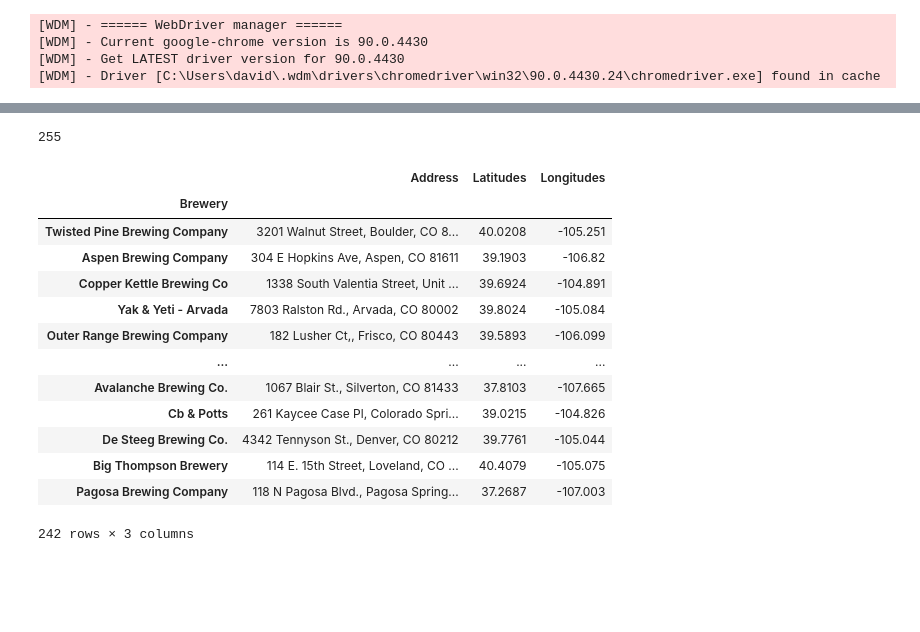
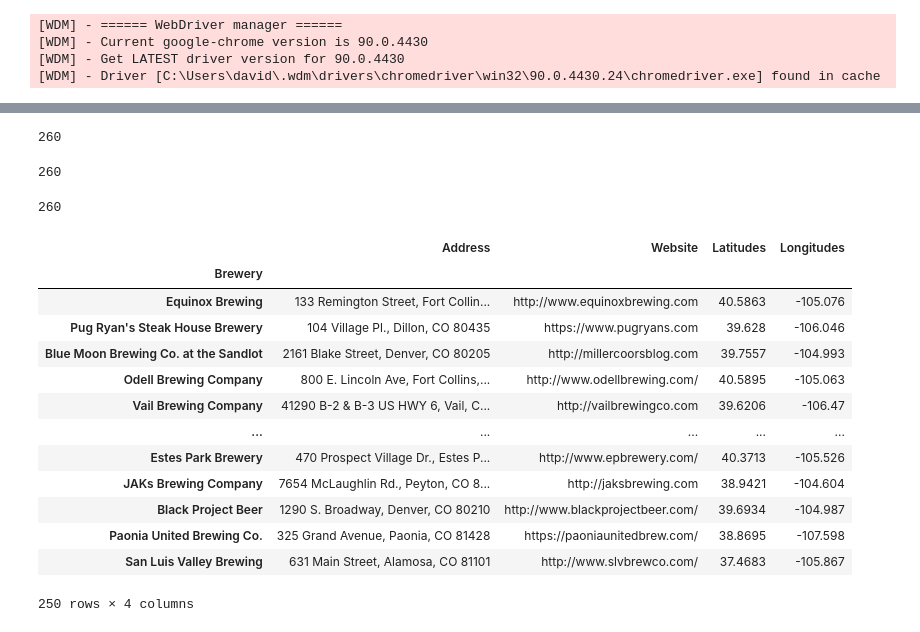
Before and after one commit to JohnMowry77/14ers_breweries_camping, a Jupyter notebook: Scripts/Scraping_Colorado_Breweries.ipynb, the cells around one changed output, grey strips where cells are left out. Drawn from its saved outputs; the diff is of its cells as text; code cells hidden in the pictures; blank space fills up the shorter version.

```diff
--- a/Scripts/Scraping_Colorado_Breweries.ipynb
+++ b/Scripts/Scraping_Colorado_Breweries.ipynb
@@ -20,6 +20,7 @@ url = "https://www.colorado.com/colorado-breweries"
 # %%
 names_list = []
 address_list = []
+website_url_list = []
 browser.visit(url)
 time.sleep(1)
 browser.find_by_tag("span[class*='icon icon--cross']").click()
@@ -27,6 +28,7 @@ html = browser.html
 soup = BeautifulSoup(html, 'html.parser')
 address_soup = soup.find_all("span", class_ = ("grid--result--address ng-binding"))
 names_soup = soup.find_all("h3", class_ = ("grid--result--name ng-binding ng-scope"))
+website_soup = soup.find_all("p", class_ = ("grid--result-cta"))
 buttons = browser.find_by_tag("button[class*= 'pagination-call pagination-call-next']")
 buttons.click()
 # %%
@@ -40,10 +42,17 @@ for y in list_length:
             soup = BeautifulSoup(html, 'html.parser')
             address_soup = soup.find_all("span", class_ = ("grid--result--address ng-binding"))
             names_soup = soup.find_all("h3", class_ = ("grid--result--name ng-binding ng-scope"))
+            website_soup = soup.find_all("p", class_ = ("grid--result-cta"))
             for x in names_soup:
                 names_list.append(x.text)
             for x in address_soup:
                 address_list.append(x.text)
+            for x in website_soup:
+                for link in x:
+                    if link.has_attr('href'):
+                        website_url_list.append(link.attrs['href'])
+                    else:
+                        website_url_list.append("NaN")
             buttons = browser.find_by_tag("button[class*= 'pagination-call pagination-call-next']")
             buttons.click()
 
@@ -91,7 +113,11 @@ error
-# %%
-len(address_list)
-# %% [output]
-255
+# %%
+display(len(address_list))
+display(len(names_list))
+display(len(website_url_list))
+# %% [output]
+260
+260
+260
 # %%
 addresses = []
 for x in address_list:
@@ -110,28 +136,26 @@ for x in addresses:
         lats.append("NaN")
         lngs.append("NaN")
 # %%
-breweries_df = pd.DataFrame(names_list, address_list)
+breweries_df = pd.DataFrame({"Brewery" : names_list, "Address" : address_list,"Website" : website_url_list})
 breweries_df["Latitudes"] = lats
 breweries_df["Longitudes"] = lngs
-breweries_df = breweries_df.reset_index()
-breweries_df = breweries_df.rename(columns = ({0 : "Brewery", "index": "Address"}))
 breweries_df = breweries_df.set_index("Brewery")
 breweries_df = breweries_df.dropna()
 cleaned_breweries = breweries_df[breweries_df["Longitudes"] != "NaN"]
 cleaned_breweries.to_csv("cleaned_breweries.csv")
 cleaned_breweries
 # %% [output]
-|  | Address | Latitudes | Longitudes |
-| Brewery |  |  |  |
-| Twisted Pine Brewing Company | 3201 Walnut Street, Boulder, CO 8... | 40.0208 | -105.251 |
-| Aspen Brewing Company | 304 E Hopkins Ave, Aspen, CO 81611 | 39.1903 | -106.82 |
-| Copper Kettle Brewing Co | 1338 South Valentia Street, Unit ... | 39.6924 | -104.891 |
-| Yak & Yeti - Arvada | 7803 Ralston Rd., Arvada, CO 80002 | 39.8024 | -105.084 |
-| Outer Range Brewing Company | 182 Lusher Ct,, Frisco, CO 80443 | 39.5893 | -106.099 |
-| ... | ... | ... | ... |
-| Avalanche Brewing Co. | 1067 Blair St., Silverton, CO 81433 | 37.8103 | -107.665 |
-| Cb & Potts | 261 Kaycee Case Pl, Colorado Spri... | 39.0215 | -104.826 |
-| De Steeg Brewing Co. | 4342 Tennyson St., Denver, CO 80212 | 39.7761 | -105.044 |
-| Big Thompson Brewery | 114 E. 15th Street, Loveland, CO ... | 40.4079 | -105.075 |
-| Pagosa Brewing Company | 118 N Pagosa Blvd., Pagosa Spring... | 37.2687 | -107.003 |
+|  | Address | Website | Latitudes | Longitudes |
+| Brewery |  |  |  |  |
+| Equinox Brewing | 133 Remington Street, Fort Collin... | http://www.equinoxbrewing.com | 40.5863 | -105.076 |
+| Pug Ryan's Steak House Brewery | 104 Village Pl., Dillon, CO 80435 | https://www.pugryans.com | 39.628 | -106.046 |
+| Blue Moon Brewing Co. at the Sandlot | 2161 Blake Street, Denver, CO 80205 | http://millercoorsblog.com | 39.7557 | -104.993 |
+| Odell Brewing Company | 800 E. Lincoln Ave, Fort Collins,... | http://www.odellbrewing.com/ | 40.5895 | -105.063 |
+| Vail Brewing Company | 41290 B-2 & B-3 US HWY 6, Vail, C... | http://vailbrewingco.com | 39.6206 | -106.47 |
+| ... | ... | ... | ... | ... |
+| Estes Park Brewery | 470 Prospect Village Dr., Estes P... | http://www.epbrewery.com/ | 40.3713 | -105.526 |
+| JAKs Brewing Company | 7654 McLaughlin Rd., Peyton, CO 8... | http://jaksbrewing.com | 38.9421 | -104.604 |
+| Black Project Beer | 1290 S. Broadway, Denver, CO 80210 | http://www.blackprojectbeer.com/ | 39.6934 | -104.987 |
+| Paonia United Brewing Co. | 325 Grand Avenue, Paonia, CO 81428 | https://paoniaunitedbrew.com/ | 38.8695 | -107.598 |
+| San Luis Valley Brewing | 631 Main Street, Alamosa, CO 81101 | http://www.slvbrewco.com/ | 37.4683 | -105.867 |
-242 rows × 3 columns
+250 rows × 4 columns
```
Also changed, not shown: parts of 1 cell of this notebook, 2 other files.
